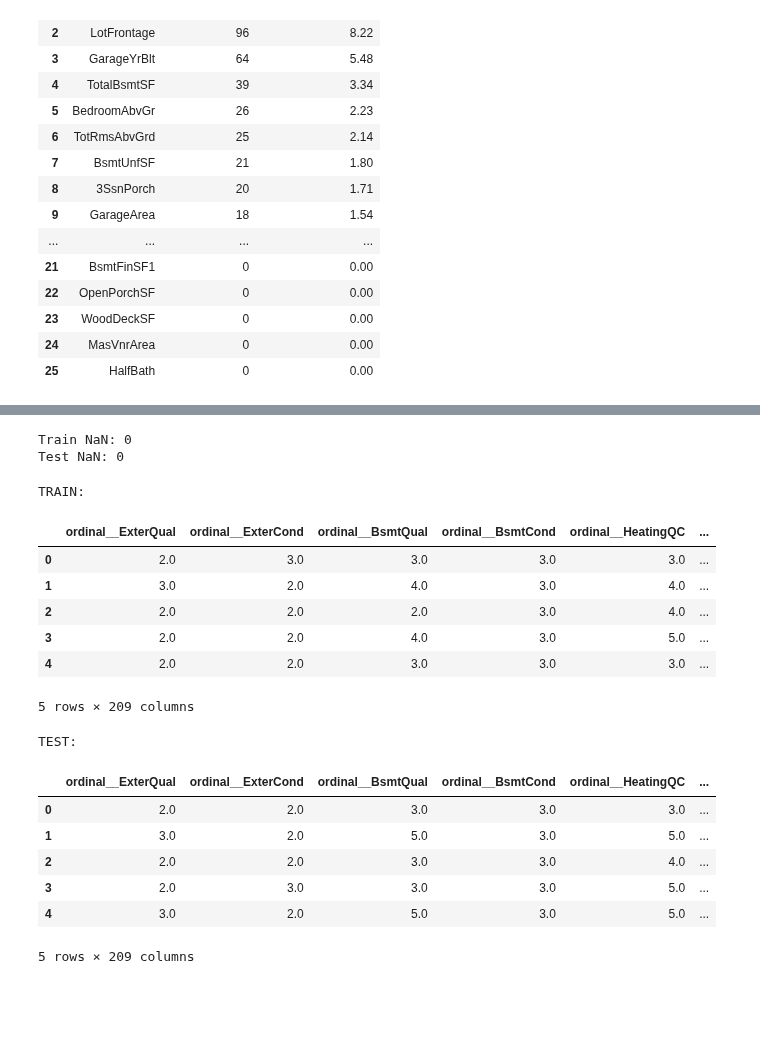
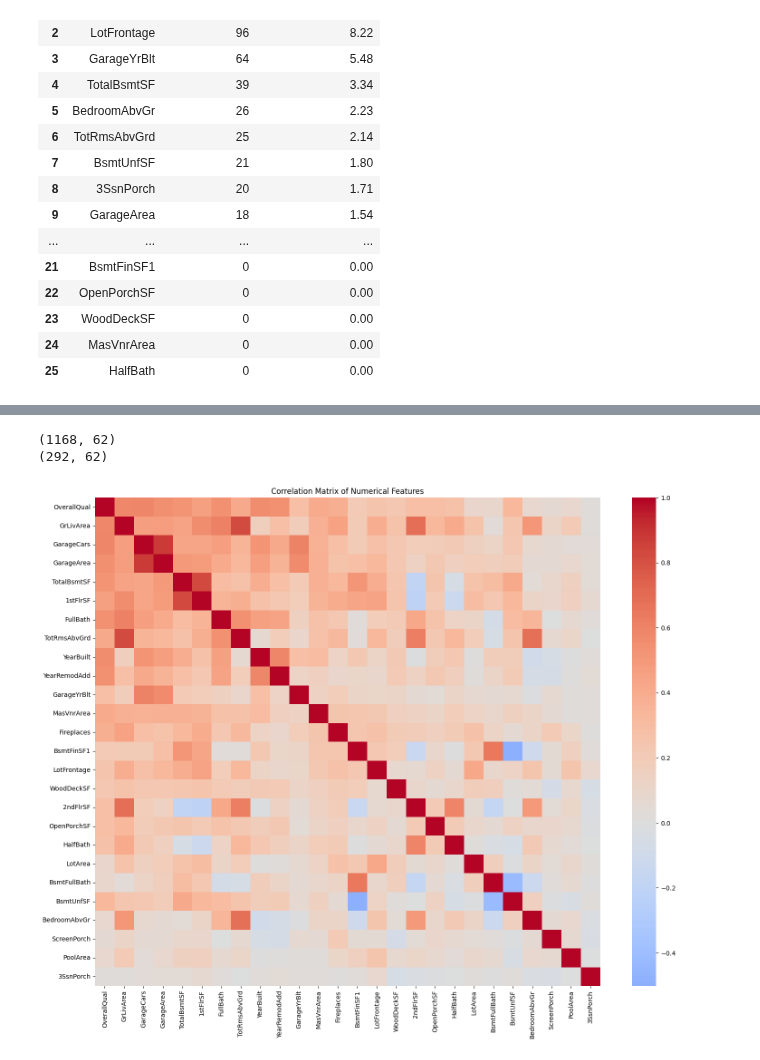
Before and after one commit to VenuriDampahalage/ames-housing-price-prediction, a Jupyter notebook: preProcessing.ipynb, the cells around one changed output, grey strips where cells are left out. Drawn from its saved outputs; the diff is of its cells as text; code cells hidden in the pictures; blank space fills up the shorter version.

```diff
--- a/preProcessing.ipynb
+++ b/preProcessing.ipynb
@@ -948,8 +821,0 @@ Test shape: (292, 209)
-# %%
-import numpy as np
-
-print("Train NaN:", np.isnan(X_train_processed).sum())
-print("Test NaN:", np.isnan(X_test_processed).sum())
-# %% [output]
-Train NaN: 0
-Test NaN: 0
@@ -966,23 +822,31 @@ X_test_processed_df = pd.DataFrame(
-# %%
-print("TRAIN:")
-display(X_train_processed_df.head())
-
-print("TEST:")
-display(X_test_processed_df.head())
-# %% [output]
-TRAIN:
-|  | ordinal__ExterQual | ordinal__ExterCond | ordinal__BsmtQual | ordinal__BsmtCond | ordinal__HeatingQC | ... |
-| 0 | 2.0 | 3.0 | 3.0 | 3.0 | 3.0 | ... |
-| 1 | 3.0 | 2.0 | 4.0 | 3.0 | 4.0 | ... |
-| 2 | 2.0 | 2.0 | 2.0 | 3.0 | 4.0 | ... |
-| 3 | 2.0 | 2.0 | 4.0 | 3.0 | 5.0 | ... |
-| 4 | 2.0 | 2.0 | 3.0 | 3.0 | 3.0 | ... |
-5 rows × 209 columns
-TEST:
-|  | ordinal__ExterQual | ordinal__ExterCond | ordinal__BsmtQual | ordinal__BsmtCond | ordinal__HeatingQC | ... |
-| 0 | 2.0 | 2.0 | 3.0 | 3.0 | 3.0 | ... |
-| 1 | 3.0 | 2.0 | 5.0 | 3.0 | 5.0 | ... |
-| 2 | 2.0 | 2.0 | 3.0 | 3.0 | 4.0 | ... |
-| 3 | 2.0 | 3.0 | 3.0 | 3.0 | 5.0 | ... |
-| 4 | 3.0 | 2.0 | 5.0 | 3.0 | 5.0 | ... |
-5 rows × 209 columns
+# %%
+X_train_fe = X_train[selected_features].copy()
+X_test_fe = X_test[selected_features].copy()
+# %%
+print(X_train_fe.shape)
+print(X_test_fe.shape)
+# %% [output]
+(1168, 62)
+(292, 62)
+# %%
+import matplotlib.pyplot as plt
+import seaborn as sns
+
+numeric_features = X_train_fe.select_dtypes(
+    include='number'
+).columns
+
+corr_matrix = X_train_fe[numeric_features].corr()
+
+plt.figure(figsize=(18, 14))
+
+sns.heatmap(
+    corr_matrix,
+    cmap='coolwarm',
+    center=0
+)
+
+plt.title('Correlation Matrix of Numerical Features')
+plt.show()
+# %% [output]
+[figure, added]
```
Also changed, not shown: parts of 44 cells of this notebook, 1 other file.
